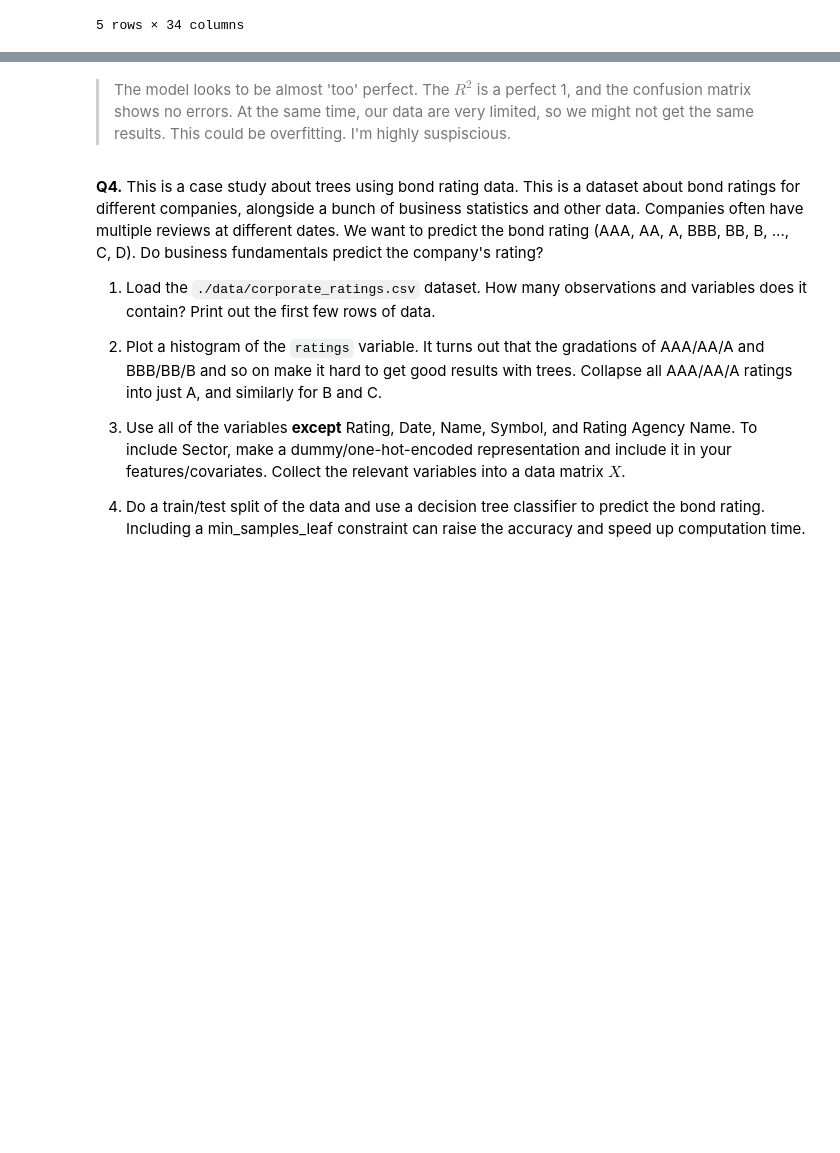
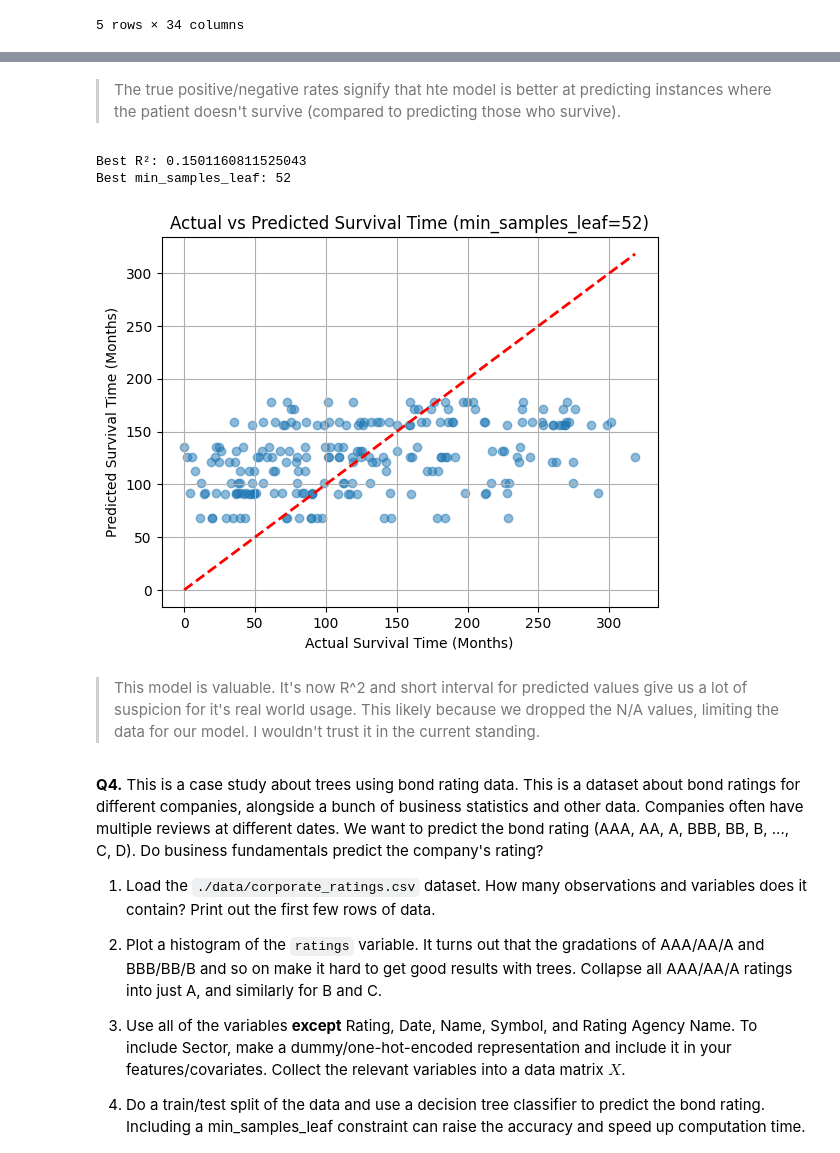
Before and after one commit to McMeans/trees, a Jupyter notebook: assignment/assignment.ipynb, the cells around one changed output, grey strips where cells are left out. Cells and saved outputs as stored; diff of their text form; code cells hidden in the pictures; blank space fills up the shorter version.

```diff
--- a/assignment/assignment.ipynb
+++ b/assignment/assignment.ipynb
@@ -376,5 +355,72 @@ Best min_samples_leaf: 1
-# %% [markdown]
-> The model looks to be almost 'too' perfect. The $R^2$ is a perfect 1, and the confusion matrix shows no errors. At the same time, our data are very limited, so we might not get the same results. This could be overfitting. I'm highly suspiscious.
+# %% [markdown]
+> The true positive/negative rates signify that hte model is better at predicting instances where the patient doesn't survive (compared to predicting those who survive).
+# %%
+# PART 5
+from sklearn.metrics import r2_score
+from sklearn.tree import DecisionTreeRegressor
+from sklearn.preprocessing import LabelEncoder
+import matplotlib.pyplot as plt
+
+# predictor variables
+predictor_vars = ['Tumor Size', 'Lymph nodes examined positive', 'Age at Diagnosis',
+                 'Tumor Stage', 'Chemotherapy', 'Cancer Type Detailed']
+
+# create df for encoding
+df_encoded = df.dropna().copy()
+
+# encode categorical predictors
+categorical_predictors = ['Tumor Stage', 'Chemotherapy', 'Cancer Type Detailed']
+for col in categorical_predictors:
+    le = LabelEncoder()
+    df_encoded[col] = le.fit_transform(df_encoded[col])
+
+# features and target
+X = df_encoded[predictor_vars]
+y = df_encoded['Overall Survival (Months)']
+
+# split data
+X_train, X_test, y_train, y_test = train_test_split(X, y, test_size=0.2, random_state=42)
+
+# define values for finding best leaf value
+leaf_values = list(range(1, 151, 1))
+best_r2 = -float('inf')
+best_min_samples_leaf = 0
+
+for leaf in leaf_values:
+    # create, fit, and predict
+    tree = DecisionTreeRegressor(min_samples_leaf=leaf, random_state=42)
+    tree.fit(X_train, y_train)
+    y_pred = tree.predict(X_test)
+
+    # store data if possible
+    r2 = r2_score(y_test, y_pred)
+    if r2 > best_r2:
+        best_r2 = r2
+        best_min_samples_leaf = leaf
+
+# print data
+print("Best R²:", best_r2)
+print("Best min_samples_leaf:", best_min_samples_leaf)
+
+# fit final model with best parameters
+final_tree = DecisionTreeRegressor(min_samples_leaf=best_min_samples_leaf, random_state=42)
+final_tree.fit(X_train, y_train)
+final_pred = final_tree.predict(X_test)
+
+# plot actual vs predicted
+plt.scatter(y_test, final_pred, alpha=0.5)
+plt.plot([y_test.min(), y_test.max()], [y_test.min(), y_test.max()], 'r--', lw=2)
+plt.xlabel("Actual Survival Time (Months)")
+plt.ylabel("Predicted Survival Time (Months)")
+plt.title(f"Actual vs Predicted Survival Time (min_samples_leaf={best_min_samples_leaf})")
+plt.grid(True)
+plt.show()
+# %% [output]
+Best R²: 0.1501160811525043
+Best min_samples_leaf: 52
+[figure, added]
+# %% [markdown]
+> This model is valuable. It's now R^2 and short interval for predicted values give us a lot of suspicion for it's real world usage. This likely because we dropped the N/A values, limiting the data for our model. I wouldn't trust it in the current standing.
 # %% [markdown]
 **Q4.** This is a case study about trees using bond rating data. This is a dataset about bond ratings for different companies, alongside a bunch of business statistics and other data. Companies often have multiple reviews at different dates. We want to predict the bond rating (AAA, AA, A, BBB, BB, B, ..., C, D). Do business fundamentals predict the company's rating?
 
```
Also changed, not shown: parts of 8 cells of this notebook.
